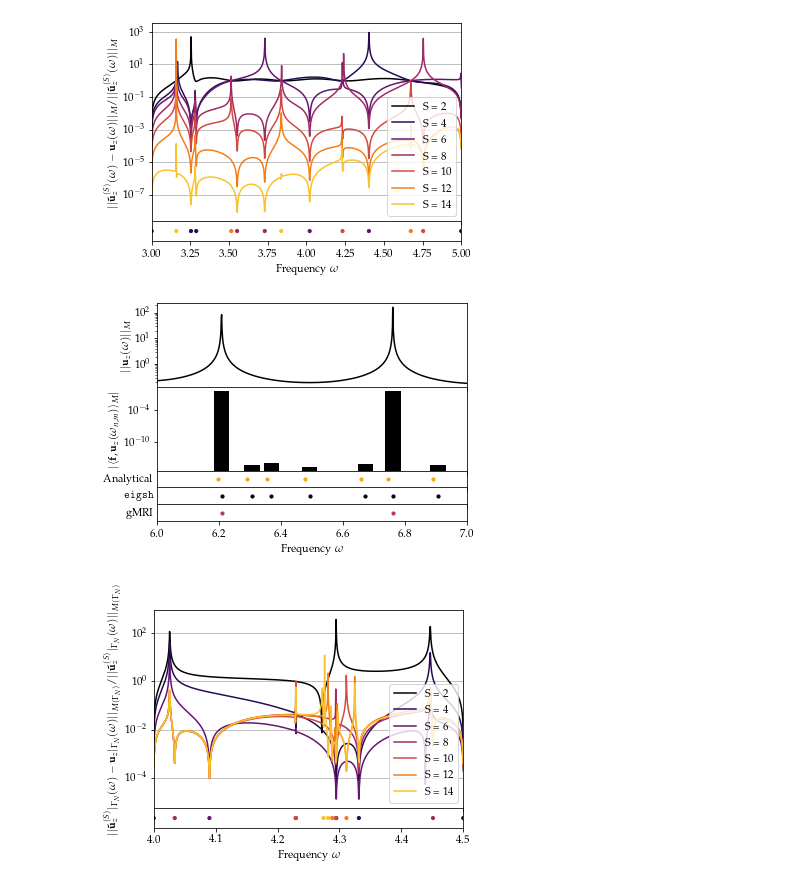
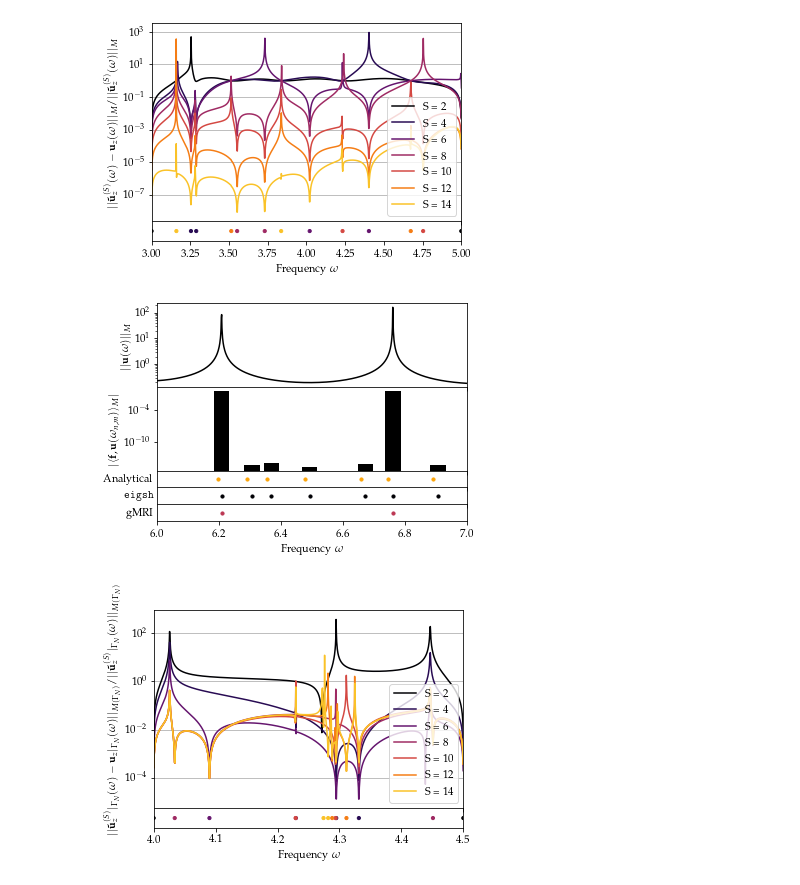
Before and after one commit to FMatti/Maxwell-MRI, a Jupyter notebook: report/plots/plots.ipynb, the cells around one changed output. Saved outputs shown, nothing was run; the diff lists cells and outputs as text; code cells hidden in the pictures.

Commit message:
create presentation version of plots

```diff
--- a/report/plots/plots.ipynb
+++ b/report/plots/plots.ipynb
@@ -111,37 +111,37 @@ with open('rectangular_cavity_suppressed.pkl', 'rb') as f:
     omegas, norms, dotproducts, eigfreqs_analytical, eigfreqs_numerical, eigfreqs_rational = pickle.load(f)
 
 fig, ax = plt.subplots(5, 1, figsize=(5.55, 4), sharex=True, gridspec_kw={'height_ratios': [5, 5, 1, 1, 1]})
 
 a = 6
 b = 7
 
-ax[0].set_ylabel(r'$||\mathbf{u}_z(\omega)||_M$')
+ax[0].set_ylabel(r'$||\mathbf{u}(\omega)||_M$')
 ax[0].plot(omegas, norms, color='k')
 ax[0].set_yscale('log')
 
-ax[1].set_ylabel(r'$|\langle \mathbf{f} , \mathbf{u}_z(\omega_{n, m}) \rangle_M|$')
+ax[1].set_ylabel(r'$|\langle \mathbf{f} , \mathbf{u}(\omega_{n, m}) \rangle_M|$')
 ax[1].bar(eigfreqs_numerical, dotproducts, width=0.05, color='k')
 ax[1].set_yscale('log')
 
 ax[2].set_ylabel('Analytical', rotation=0, ha='right', va='center')
 ax[2].scatter(eigfreqs_analytical, np.zeros_like(eigfreqs_analytical), s=10, color=cm(0.8))
 ax[2].set_yticks([])
 
 ax[3].set_ylabel(r'\texttt{eigsh}', rotation=0, ha='right', va='center')
 ax[3].scatter(eigfreqs_numerical, np.zeros_like(eigfreqs_numerical), s=10, color=cm(0.0))
 ax[3].set_yticks([])
 
 ax[4].set_ylabel('gMRI', rotation=0, ha='right', va='center')
 ax[4].scatter(eigfreqs_rational, np.zeros_like(eigfreqs_rational), s=10, color=cm(0.5))
 ax[4].set_yticks([])
 
 ax[-1].set_xlabel(r'Frequency $\omega$')
 ax[-1].set_xlim(a, b)
 
 plt.subplots_adjust(wspace=0, hspace=0)
-plt.savefig('rectangular_cavity_suppression.pgf', bbox_inches='tight')
+plt.savefig('rectangular_cavity_suppression_presentation.pgf', bbox_inches='tight')
 # %% [output]
-[figure, old version]
+[figure, new version]
 # %%
 with open('rectangular_cavity_trace_errorprogression.pkl', 'rb') as f:
     norms, linspace, n_supp, n_iter, nodes, a, b = pickle.load(f)
```
Also changed, not shown: parts of 1 cell of this notebook, 6 other files.
